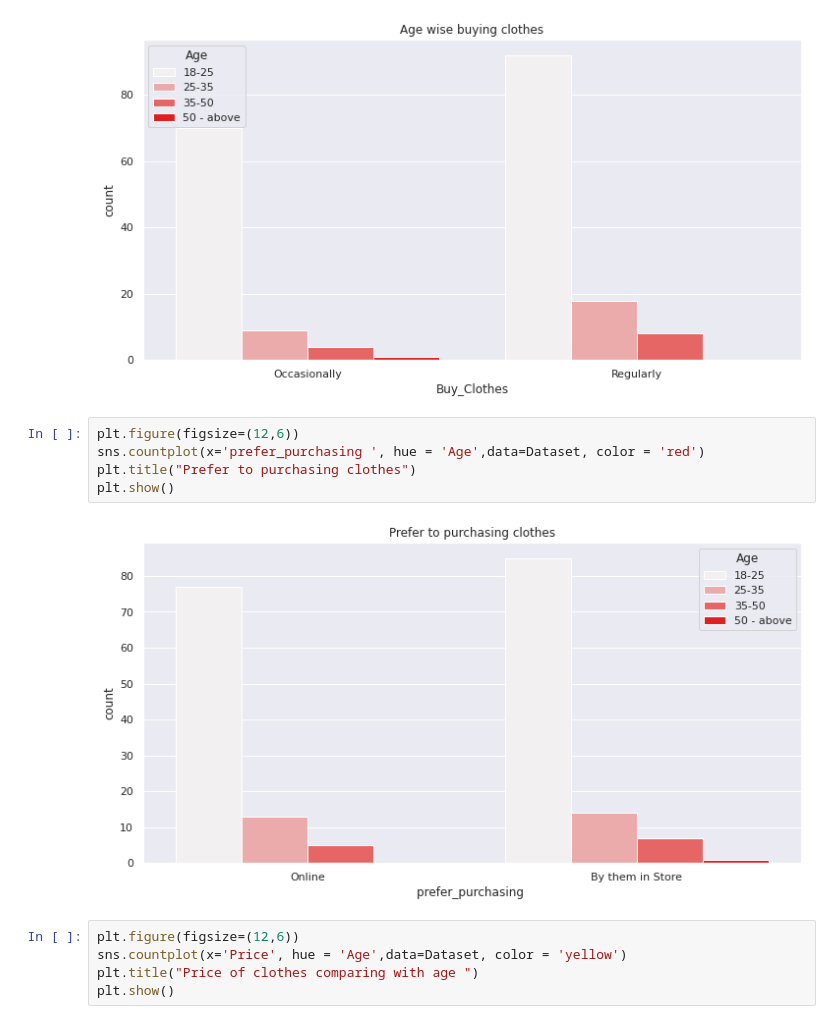
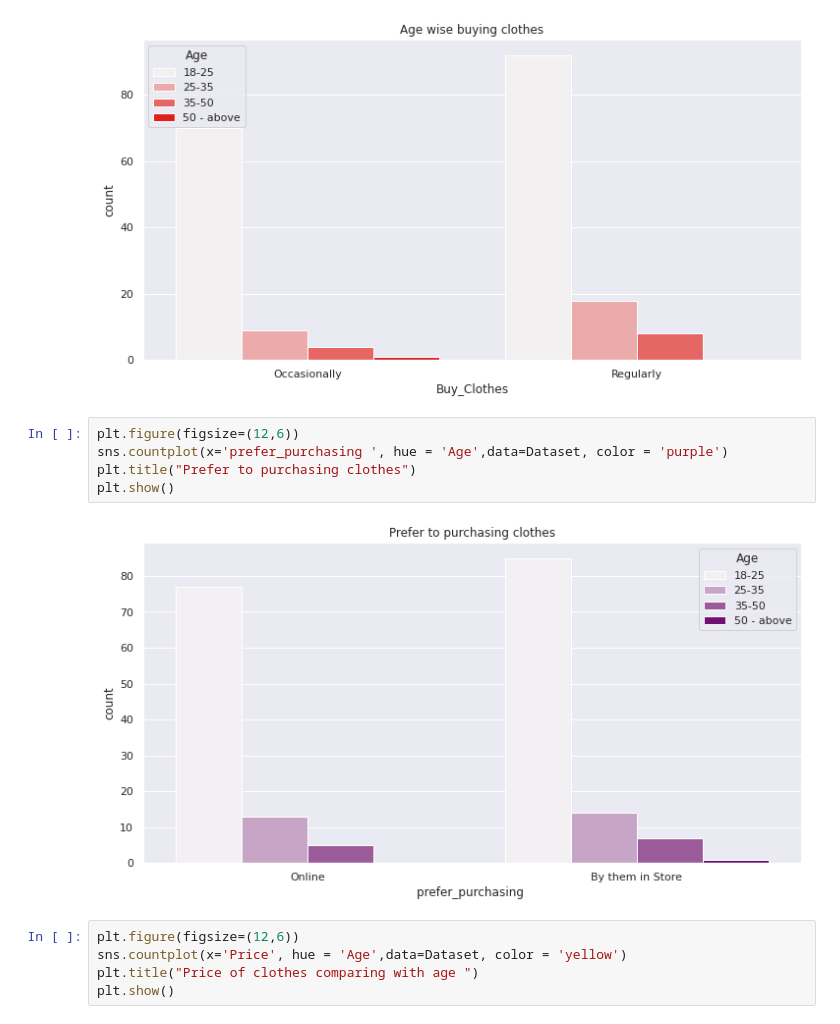
Before and after one commit to pranali-kirolkar-zz/MSCPROJECT, a Jupyter notebook: Visualization_+_EDA.ipynb, the cells around one changed output. Cells and saved outputs as stored; diff of their text form.

```diff
--- a/Visualization_+_EDA.ipynb
+++ b/Visualization_+_EDA.ipynb
@@ -237,11 +223,11 @@ plt.show()
 [figure]
 # %%
 plt.figure(figsize=(12,6))
-sns.countplot(x='prefer_purchasing ', hue = 'Age',data=Dataset, color = 'red')
+sns.countplot(x='prefer_purchasing ', hue = 'Age',data=Dataset, color = 'purple')
 plt.title("Prefer to purchasing clothes")
 plt.show()
 # %% [output]
-[figure, old version]
+[figure, new version]
 # %%
 plt.figure(figsize=(12,6))
 sns.countplot(x='Price', hue = 'Age',data=Dataset, color = 'yellow')
```
Also changed, not shown: parts of 10 cells of this notebook.
